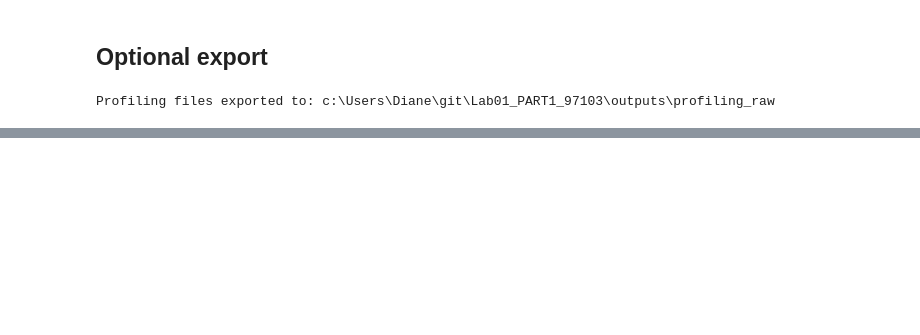
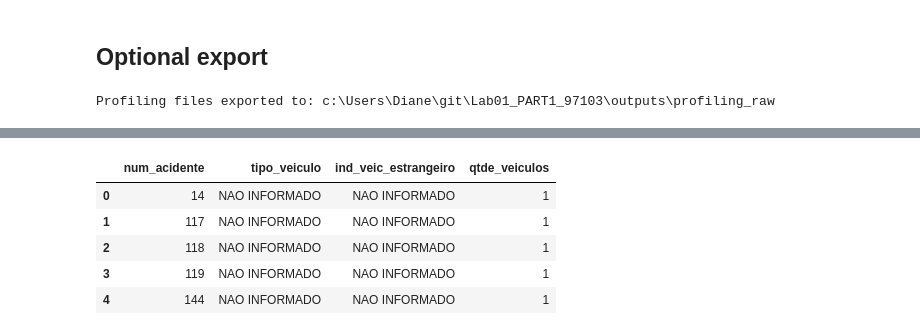
Before and after one commit to dianedeps/Lab01_PART1_97103, a Jupyter notebook: notebooks/02_raw_data_profiling.ipynb, the cells around one changed output, grey strips where cells are left out. Saved outputs shown, nothing was run; the diff lists cells and outputs as text; code cells hidden in the pictures; blank space fills up the shorter version.

```diff
--- a/notebooks/03_raw_data_profiling.ipynb
+++ b/notebooks/02_raw_data_profiling.ipynb
@@ -240,0 +257,9 @@ Profiling files exported to: c:\Users\Diane\git\Lab01_PART1_97103\outputs\profil
+# %%
+df_tipoveiculo.head()
+# %% [output]
+|  | num_acidente | tipo_veiculo | ind_veic_estrangeiro | qtde_veiculos |
+| 0 | 14 | NAO INFORMADO | NAO INFORMADO | 1 |
+| 1 | 117 | NAO INFORMADO | NAO INFORMADO | 1 |
+| 2 | 118 | NAO INFORMADO | NAO INFORMADO | 1 |
+| 3 | 119 | NAO INFORMADO | NAO INFORMADO | 1 |
+| 4 | 144 | NAO INFORMADO | NAO INFORMADO | 1 |
```
Also changed, not shown: parts of 11 cells of this notebook, 9 other files.
